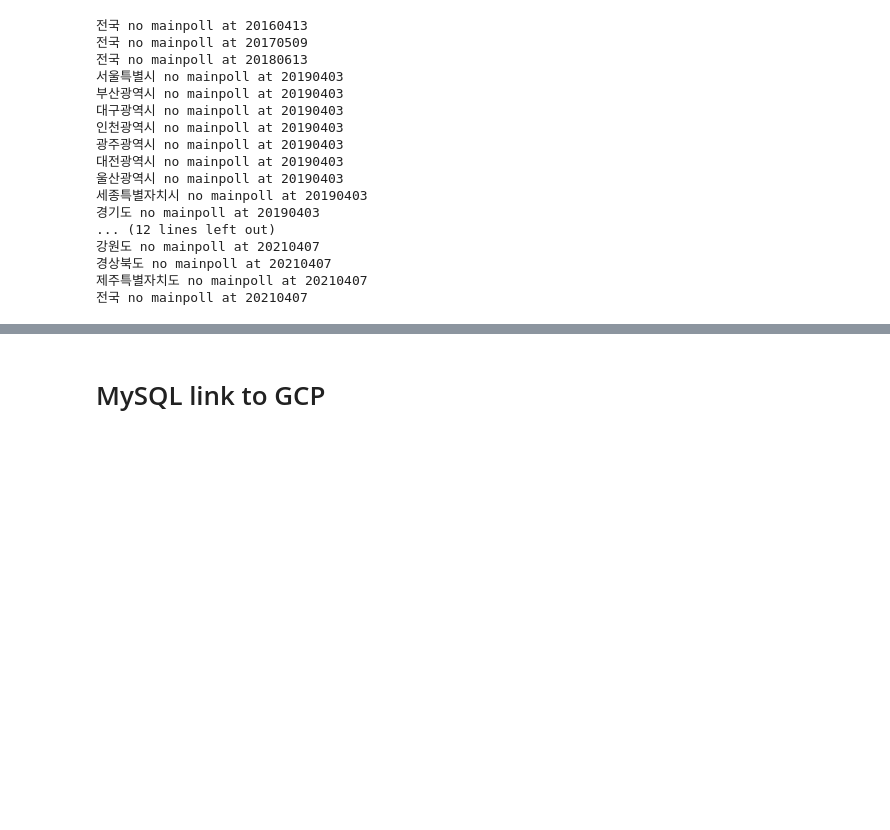
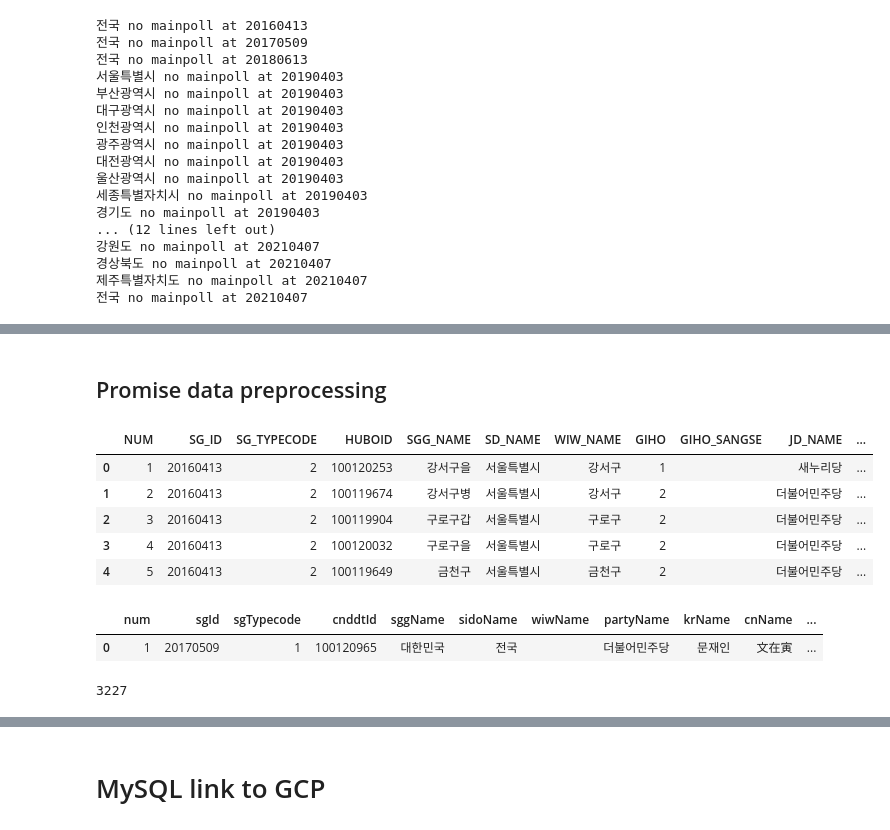
Before and after one commit to ElectionInfo/Data_code, a Jupyter notebook: election_databas.ipynb, the cells around one changed output, grey strips where cells are left out. Cells and saved outputs as stored; diff of their text form; code cells hidden in the pictures; blank space fills up the shorter version.

```diff
--- a/election_database.ipynb
+++ b/election_databas.ipynb
@@ -315,7 +358,7 @@ def election_code_preprocessing():
 # %%
 election_code = election_code_preprocessing()
 # %%
-data = election_code.reset_index()
+election_df = election_code.reset_index()
 # %% [markdown]
 ## Politician data preprocessing
 # %%
@@ -498,3 +544,33 @@ main_poll.head()
 | 20160413 | 일원1동제1투 | 서울특별시 | 강남구 | 일원1동 | 일원1동 주민센터(1층) | 서울특별시 강남구 양재대로55길 14(일원동) | 1층 |
 | 20160413 | 일원2동제1투 | 서울특별시 | 강남구 | 일원2동 | 일원2동 주민센터(1층, 민원실) | 서울특별시 강남구 개포로 607(개포동) | 1층 |
 | 20160413 | 수서동제1투 | 서울특별시 | 강남구 | 수서동 | 수서동주민센터(2층, 회의실) | 서울특별시 강남구 광평로 301-4(수서동) | 2층 |
+# %% [markdown]
+## Promise data preprocessing
+# %%
+elec = election_df[['sgId', 'sgTypecode']]
+# %%
+winner_df = pd.DataFrame()
+
+for i in range(len(elec)):
+  sgId = elec['sgId'][i]
+  sgTypecode = elec['sgTypecode'][i]
+
+  if sgTypecode == '0' or sgTypecode == 0:
+    continue
+  else:
+    data = get_winner_df(sgId, sgTypecode)
+    winner_df = pd.concat([winner_df, data], ignore_index=True)
+# %%
+winner_df.head()
+# %% [output]
+|  | NUM | SG_ID | SG_TYPECODE | HUBOID | SGG_NAME | SD_NAME | WIW_NAME | GIHO | GIHO_SANGSE | JD_NAME | ... |
+| 0 | 1 | 20160413 | 2 | 100120253 | 강서구을 | 서울특별시 | 강서구 | 1 |  | 새누리당 | ... |
+| 1 | 2 | 20160413 | 2 | 100119674 | 강서구병 | 서울특별시 | 강서구 | 2 |  | 더불어민주당 | ... |
+| 2 | 3 | 20160413 | 2 | 100119904 | 구로구갑 | 서울특별시 | 구로구 | 2 |  | 더불어민주당 | ... |
+| 3 | 4 | 20160413 | 2 | 100120032 | 구로구을 | 서울특별시 | 구로구 | 2 |  | 더불어민주당 | ... |
+| 4 | 5 | 20160413 | 2 | 100119649 | 금천구 | 서울특별시 | 금천구 | 2 |  | 더불어민주당 | ... |
+# %%
+get_promise_df(20170509, 1, 100120965)
+# %% [output]
+|  | num | sgId | sgTypecode | cnddtId | sggName | sidoName | wiwName | partyName | krName | cnName | ... |
+| 0 | 1 | 20170509 | 1 | 100120965 | 대한민국 | 전국 |  | 더불어민주당 | 문재인 | 文在寅 | ... |
@@ -500,0 +581,5 @@ main_poll.head()
+# %%
+idx_list = [i for i in range(len(winner_df))]
+len(idx_list)
+# %% [output]
+3227
```
Also changed, not shown: parts of 13 cells of this notebook.
